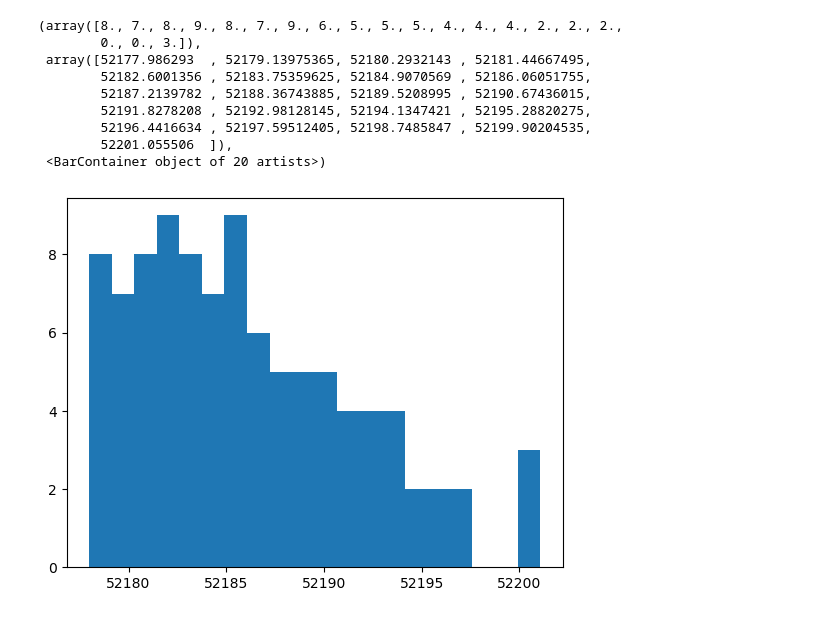
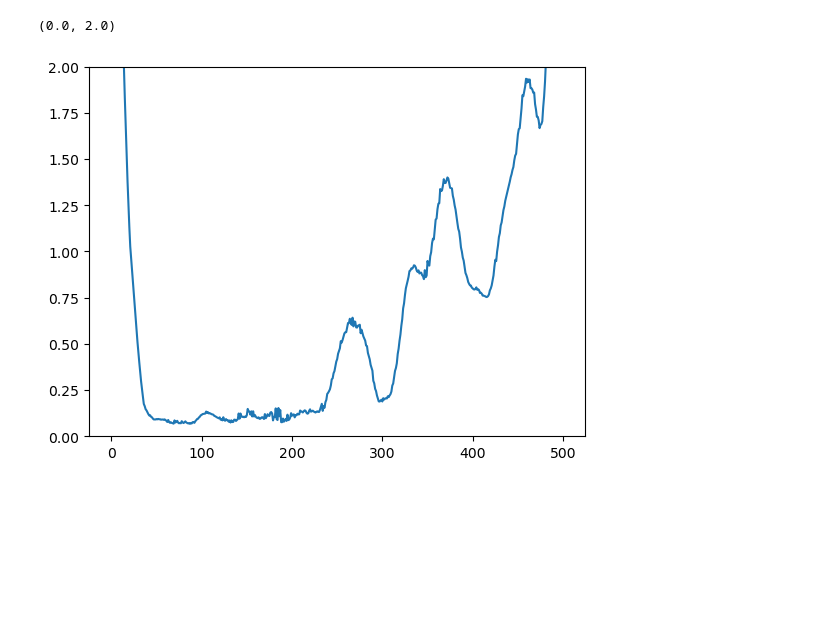
Before and after one commit to SheffieldMLtracking/btinference, a Jupyter notebook: jupyter/Demo.ipynb, the cells around one changed output. Cells and saved outputs as stored; diff of their text form; code cells hidden in the pictures; blank space fills up the shorter version.

```diff
--- a/jupyter/Demo.ipynb
+++ b/jupyter/Demo.ipynb
@@ -30,6 +0,0 @@ calsetpaths = glob(calsetpath+'/*/*')
-# %%
-if not keepcolour:
-    allcalimgfiles = [sorted(glob(p+'/*.np')) for p in calsetpaths]
-    print("Removing colour cameras from set")
-    greyscale = [alignment.helper.guesscamtypegetscore(imgfiles[0])<0.02 for imgfiles in allcalimgfiles]
-    calsetpaths = [p for p,g in zip(calsetpaths,greyscale) if g]
@@ -46,9 +0,0 @@ for path in calsetpaths:
-# %%
-#load the tag locations
-tagsetpaths = glob(datapath+'/*/*')
-tagsetpaths
-if not keepcolour:
-    alltagimgfiles = [sorted(glob(p+'/*.np')) for p in tagsetpaths]
-    print("Removing colour cameras from set")
-    greyscale = [alignment.helper.guesscamtypegetscore(imgfiles[0])<0.02 for imgfiles in alltagimgfiles]
-    tagsetpaths = [p for p,g in zip(tagsetpaths,greyscale) if g]
@@ -57 +168,7 @@ Removing colour cameras from set
+# %%
+plt.plot([np.sqrt(np.max(np.diag(c))) for c in C.numpy()])
+plt.ylim([0,2])
+# %% [output]
+(0.0, 2.0)
+[figure, added]
 # %%
@@ -79,13 +181,0 @@ obstimes = np.array(obstimes)
-# %%
-plt.hist(obstimes,20)
-# %% [output]
-(array([8., 7., 8., 9., 8., 7., 9., 6., 5., 5., 5., 4., 4., 4., 2., 2., 2.,
-        0., 0., 3.]),
- array([52177.986293  , 52179.13975365, 52180.2932143 , 52181.44667495,
-        52182.6001356 , 52183.75359625, 52184.9070569 , 52186.06051755,
-        52187.2139782 , 52188.36743885, 52189.5208995 , 52190.67436015,
-        52191.8278208 , 52192.98128145, 52194.1347421 , 52195.28820275,
-        52196.4416634 , 52197.59512405, 52198.7485847 , 52199.90204535,
-        52201.055506  ]),
- <BarContainer object of 20 artists>)
-[figure, removed]
```
Also changed, not shown: parts of 38 cells of this notebook, 3 other files.
